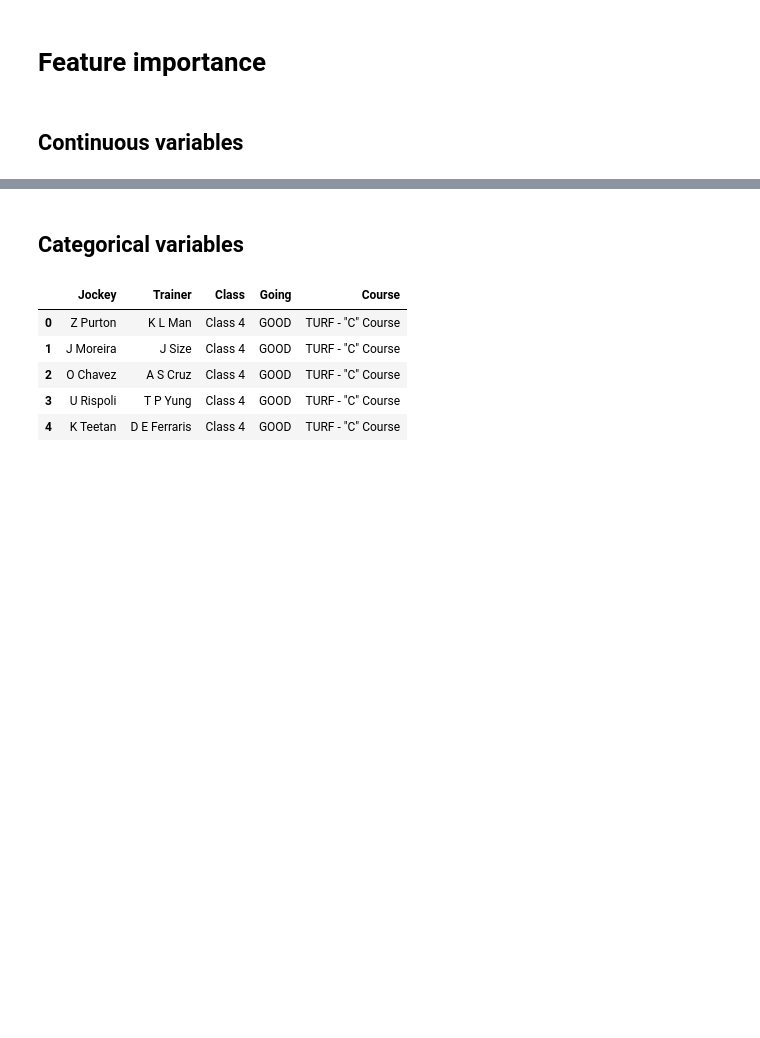
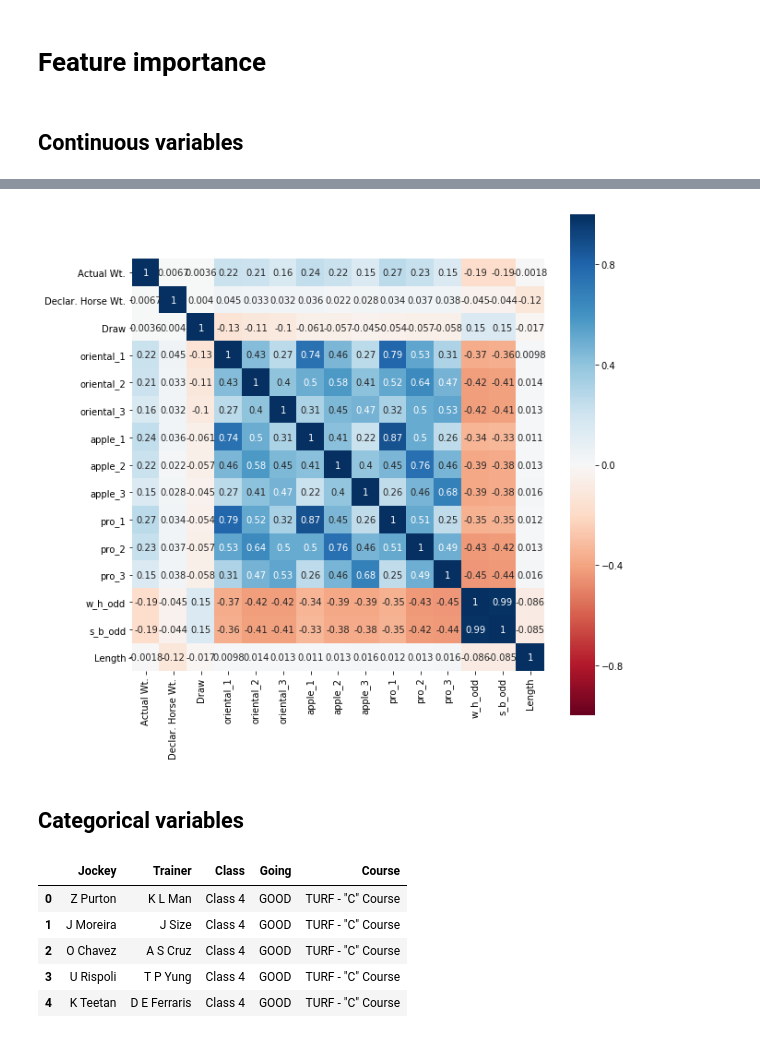
Before and after one commit to esmondhkchu/coolorangejuice, a Jupyter notebook: model/model_experiments_5_16_2020.ipynb, the cells around one changed output, grey strips where cells are left out. Drawn from its saved outputs; the diff is of its cells as text; code cells hidden in the pictures; blank space fills up the shorter version.

Commit message:
added new experiment with new HKJC data

```diff
--- a/model/model_experiments_5_16_2020.ipynb
+++ b/model/model_experiments_5_16_2020.ipynb
@@ -113,0 +115,6 @@ pd.DataFrame({'variable':list(cont_data), 'coef':clf.coef_[0]})
+# %%
+plt.figure(figsize=(10,10))
+sns.heatmap(cont_data.corr(), cmap='RdBu', square=True, annot=True, vmin=-1, vmax=1)
+plt.show()
+# %% [output]
+[figure, added]
```
Also changed, not shown: parts of 43 cells of this notebook.
